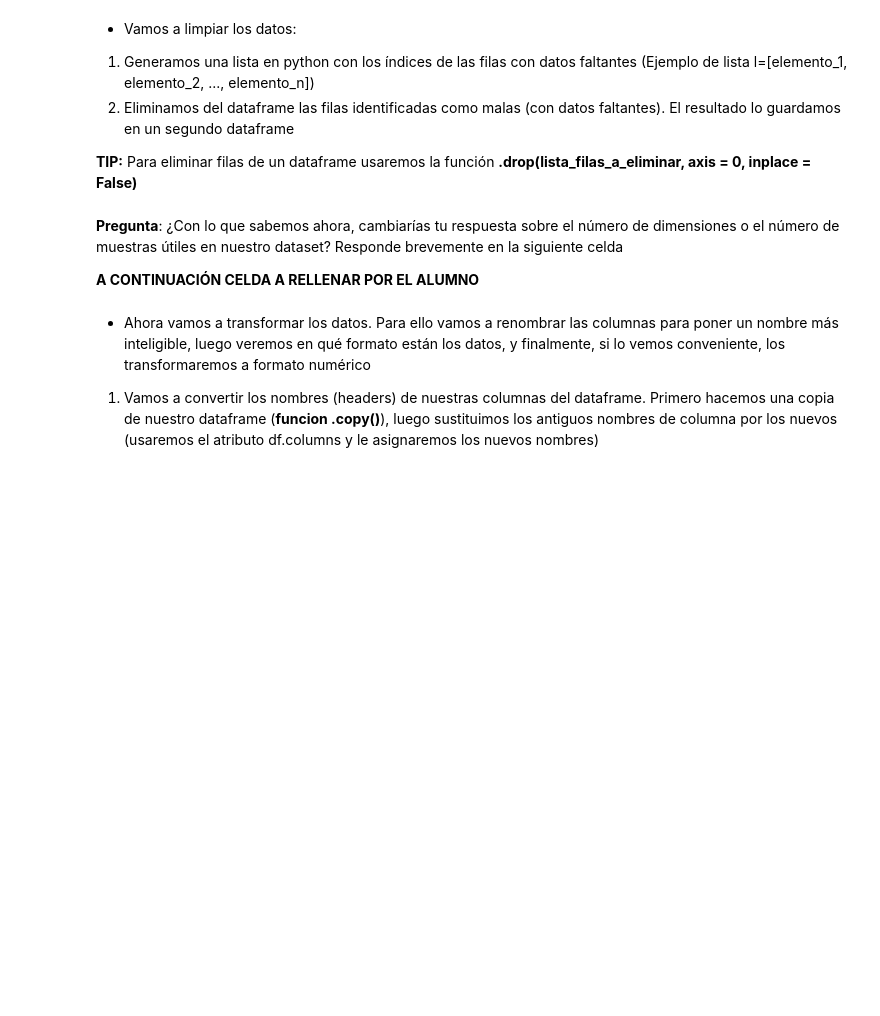
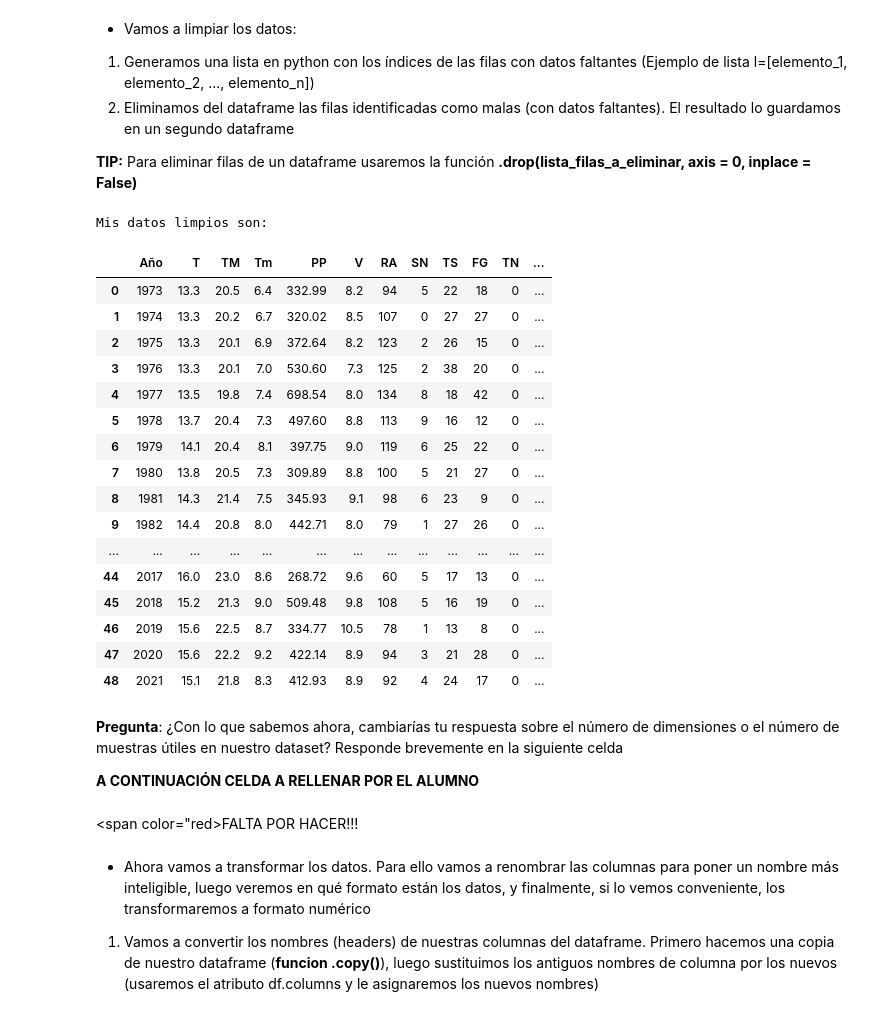
Before and after one commit to yuki/VIU_MASW, a Jupyter notebook: Actividad_2/Actividad_2_2_Alumno.ipynb, the cells around one changed output. Drawn from its saved outputs; the diff is of its cells as text; code cells hidden in the pictures; blank space fills up the shorter version.

```diff
--- a/Actividad_2/Actividad_2_2_Alumno.ipynb
+++ b/Actividad_2/Actividad_2_2_Alumno.ipynb
@@ -33,7 +33,7 @@ from None import None
 # %%
 #Hacemos la petición mediante un get de requests
 ########INSERTAR CODIGO AQUI
-res = None
+res = requests.get("https://www.tutiempo.net/clima/ws-82210.html")
 
 #Observamos el código de estado de nuestra petición
 ########INSERTAR CODIGO AQUI
@@ -43,7 +45,7 @@ print(f"Tu peticion ha obtenido el código de estado: {res.status_code}")
 # %%
 #Parseamos el contenido de nuestra petición con BeautifulSoup, con parser tipo 'html'
 ########INSERTAR CODIGO AQUI
-soup = None
+soup = BeautifulSoup(res.text, 'html.parser')
 # %% [markdown]
 * Antes de empezar, vamos a guardarnos en una variable el título de la web, ya que luego lo usaremos para nombrar nuestras tablas
 
@@ -66,7 +71,7 @@ print(f'El titulo de la página es: {titulo}')
 # %%
 #Accedemos al tag de tipo 'table', teniendo en cuenta su clase
 ########INSERTAR CODIGO AQUI
-tag_table = None
+tag_table = soup.find('table',class_='medias')
 
 print('Las dos primeras entradas de la tabla son:\n')
 display(tag_table.find_all("tr")[0:2])
@@ -81,11 +90,11 @@ __TIP 2:__ Para visualizar las primeras filas, usa una función de pandas, no un
 # %%
 #Creamos el dataframe (tabla de datos) a partir del tag
 ########INSERTAR CODIGO AQUI
-df = None
+df = pd.read_html(str(tag_table))[0]
 
 #Vemos la dimensión de nuestra tabla
 ########INSERTAR CODIGO AQUI
-print(f'Nuestra tabla tiene esta dimension: {None}')
+print(f'Nuestra tabla tiene esta dimension: {df.shape}')
 
 #Visualizamos las primeras 5 muestras de nuestro dataframe
 df.head(5)
@@ -108,18 +145,39 @@ __TIP:__ Para eliminar filas de un dataframe usaremos la función __.drop(lista_
 # %%
 #Generamos una lista con los índices que queremos borrar
 ########INSERTAR CODIGO AQUI
-row_indexes_of_missing_data = None
+row_indexes_of_missing_data = [29,32,49]
 
 #Eliminamos de nuestro dataframe las filas contenidas en la lista anterior
 ########INSERTAR CODIGO AQUI
-df_cleaned = None
+df_cleaned = df.drop(row_indexes_of_missing_data, axis = 0, inplace = False)
 
 print("Mis datos limpios son:\n")
 display(df_cleaned)
+# %% [output]
+Mis datos limpios son:
+|  | Año | T | TM | Tm | PP | V | RA | SN | TS | FG | TN | ... |
+| 0 | 1973 | 13.3 | 20.5 | 6.4 | 332.99 | 8.2 | 94 | 5 | 22 | 18 | 0 | ... |
+| 1 | 1974 | 13.3 | 20.2 | 6.7 | 320.02 | 8.5 | 107 | 0 | 27 | 27 | 0 | ... |
+| 2 | 1975 | 13.3 | 20.1 | 6.9 | 372.64 | 8.2 | 123 | 2 | 26 | 15 | 0 | ... |
+| 3 | 1976 | 13.3 | 20.1 | 7.0 | 530.60 | 7.3 | 125 | 2 | 38 | 20 | 0 | ... |
+| 4 | 1977 | 13.5 | 19.8 | 7.4 | 698.54 | 8.0 | 134 | 8 | 18 | 42 | 0 | ... |
+| 5 | 1978 | 13.7 | 20.4 | 7.3 | 497.60 | 8.8 | 113 | 9 | 16 | 12 | 0 | ... |
+| 6 | 1979 | 14.1 | 20.4 | 8.1 | 397.75 | 9.0 | 119 | 6 | 25 | 22 | 0 | ... |
+| 7 | 1980 | 13.8 | 20.5 | 7.3 | 309.89 | 8.8 | 100 | 5 | 21 | 27 | 0 | ... |
+| 8 | 1981 | 14.3 | 21.4 | 7.5 | 345.93 | 9.1 | 98 | 6 | 23 | 9 | 0 | ... |
+| 9 | 1982 | 14.4 | 20.8 | 8.0 | 442.71 | 8.0 | 79 | 1 | 27 | 26 | 0 | ... |
+| ... | ... | ... | ... | ... | ... | ... | ... | ... | ... | ... | ... | ... |
+| 44 | 2017 | 16.0 | 23.0 | 8.6 | 268.72 | 9.6 | 60 | 5 | 17 | 13 | 0 | ... |
+| 45 | 2018 | 15.2 | 21.3 | 9.0 | 509.48 | 9.8 | 108 | 5 | 16 | 19 | 0 | ... |
+| 46 | 2019 | 15.6 | 22.5 | 8.7 | 334.77 | 10.5 | 78 | 1 | 13 | 8 | 0 | ... |
+| 47 | 2020 | 15.6 | 22.2 | 9.2 | 422.14 | 8.9 | 94 | 3 | 21 | 28 | 0 | ... |
+| 48 | 2021 | 15.1 | 21.8 | 8.3 | 412.93 | 8.9 | 92 | 4 | 24 | 17 | 0 | ... |
 # %% [markdown]
 __Pregunta__: ¿Con lo que sabemos ahora, cambiarías tu respuesta sobre el número de dimensiones o el número de muestras útiles en nuestro dataset? Responde brevemente en la siguiente celda
 
 __A CONTINUACIÓN CELDA A RELLENAR POR EL ALUMNO__
+# %% [markdown]
+<span color="red>FALTA POR HACER!!! </span>
 # %% [markdown]
 * Ahora vamos a transformar los datos. Para ello vamos a renombrar las columnas para poner un nombre más inteligible, luego veremos en qué formato están los datos, y finalmente, si lo vemos conveniente, los transformaremos a formato numérico
 
```
Also changed, not shown: parts of 17 cells of this notebook.
